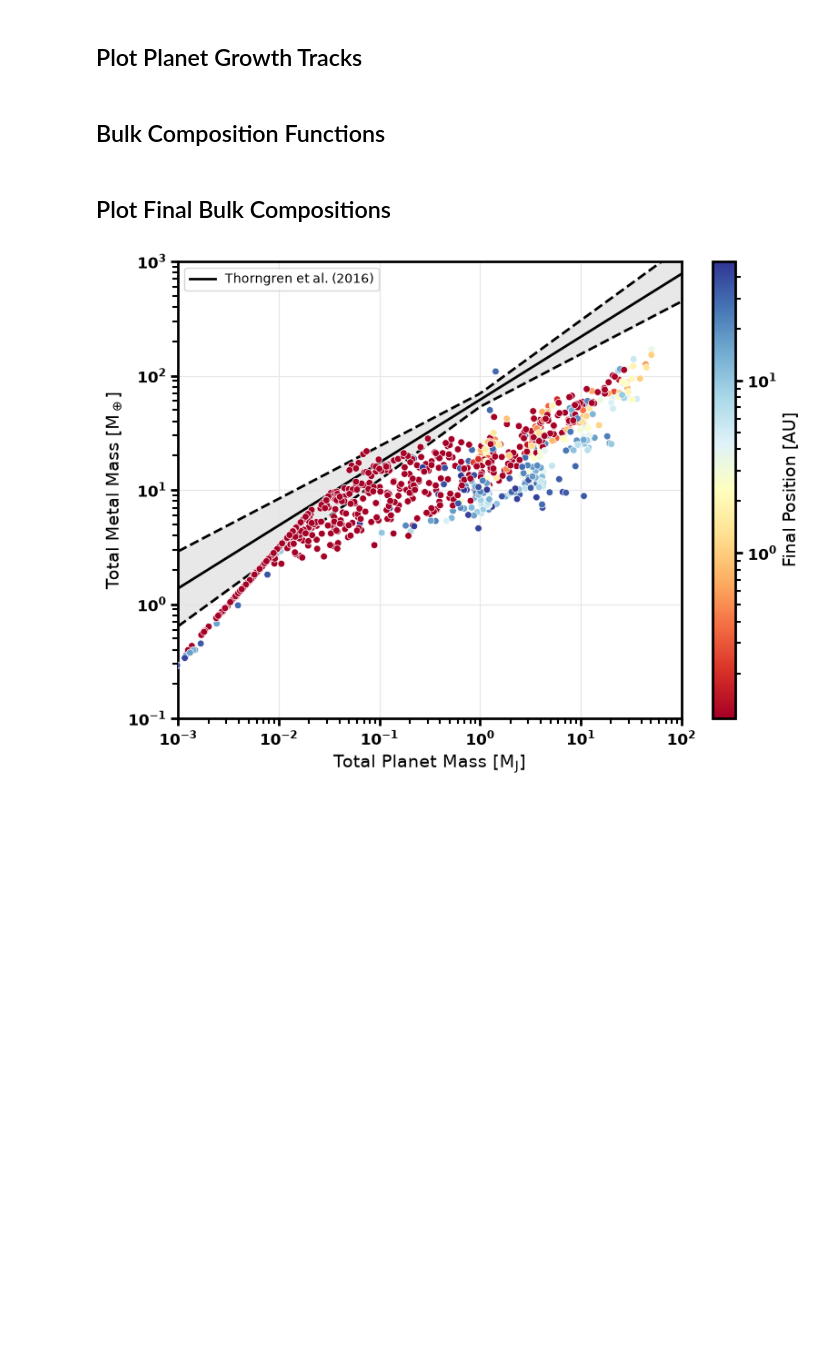
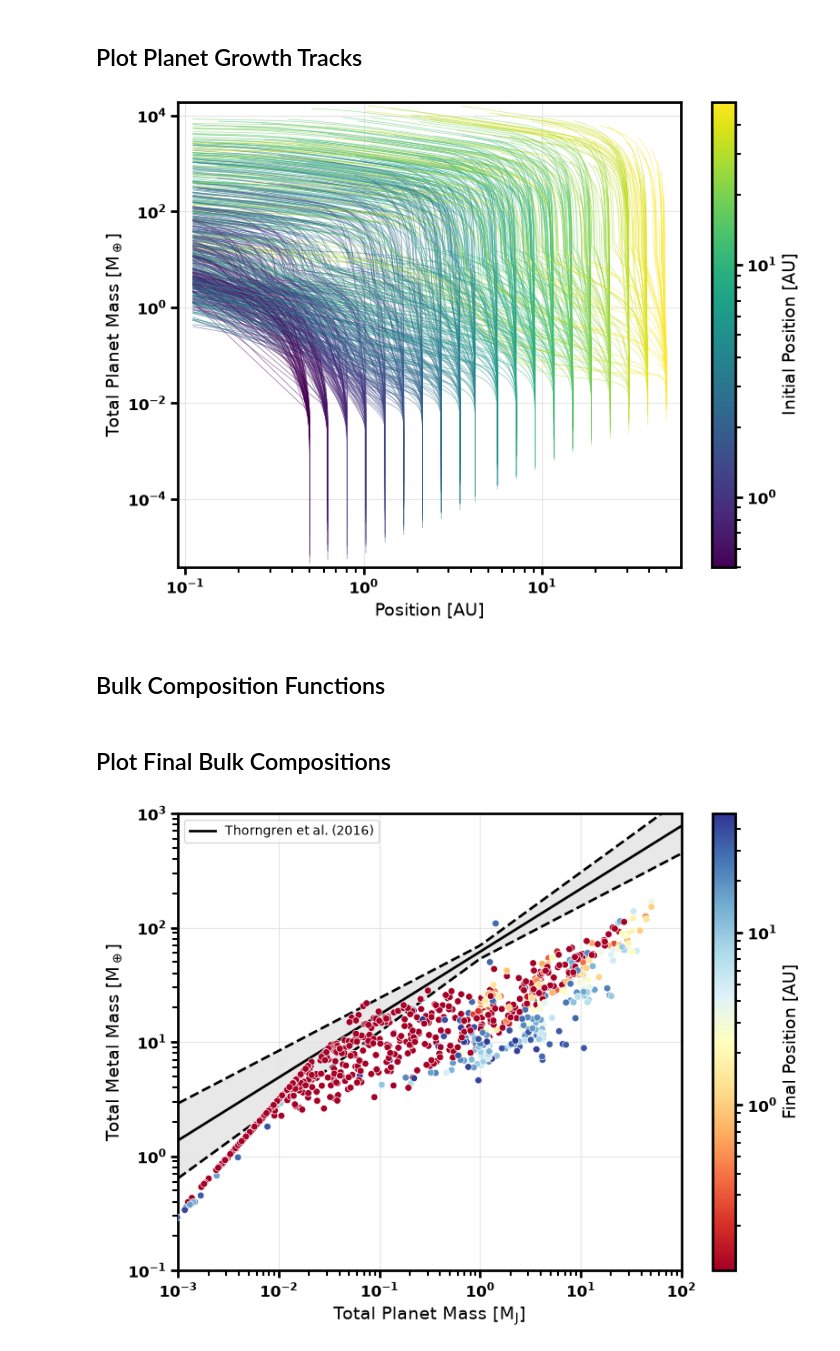
Before and after one commit to BenT1105/DiscEvolution, a Jupyter notebook: notebooks/popsynth_plots.ipynb, the cells around one changed output. Saved outputs shown, nothing was run; the diff lists cells and outputs as text; code cells hidden in the pictures; blank space fills up the shorter version.

```diff
--- a/notebooks/popsynth_plots.ipynb
+++ b/notebooks/popsynth_plots.ipynb
@@ -530,8 +584,8 @@ R_starts = np.array(R_starts)
 
 fig, ax = plt.subplots(figsize = (8, 6))
 
-## Colour: initial position on a log scale with the RdYlBu colormap (red = close-in, blue = far out)
-track_cmap = plt.cm.RdYlBu
+## Colour: initial position on a log scale with the viridis colormap
+track_cmap = plt.cm.viridis
 track_norm = LogNorm(vmin = R_starts.min(), vmax = R_starts.max())
 
 ## Every track as one collection of thin lines, so all 900 planets stay visible
@@ -539,33 +593,35 @@ lines = LineCollection(tracks, cmap = track_cmap, norm = track_norm, linewidths
 lines.set_array(R_starts)
 ax.add_collection(lines)
 
 ax.set_xscale("log")
 ax.set_yscale("log")
 
 ## add_collection does not rescale the axes, so set the limits from the tracks
 all_points = np.concatenate(tracks)
 ax.set_xlim(all_points[:, 0].min() / 1.2, all_points[:, 0].max() * 1.2)
 ax.set_ylim(all_points[:, 1].min() / 1.2, all_points[:, 1].max() * 1.2)
 
 ax.set_xlabel(r"Position [AU]")
 ax.set_ylabel(r"Total Planet Mass [M$_\oplus$]")
 ax.grid(True, which = "major", color = "0.9", linewidth = 0.8, zorder = 0)
 
 ## Colourbar for initial position
 cbar = fig.colorbar(plt.cm.ScalarMappable(norm = track_norm, cmap = track_cmap), ax = ax)
 cbar.set_label(r"Initial Position [AU]")
 
 fig.tight_layout()
 
 ## Bold the tick labels on the plot and the colourbar
 bold_ticks(ax, cbar.ax)
 
 ## Save the figure to FIG_DIR
 if SAVE_FIGS:
     os.makedirs(FIG_DIR, exist_ok = True)
     fig.savefig(os.path.join(FIG_DIR, "growth_tracks.png"), dpi = 300, bbox_inches = "tight")
 
 plt.show()
+# %% [output]
+[figure, added]
 # %% [markdown]
 ## Bulk Composition Functions
 # %%
```
Also changed, not shown: parts of 4 cells of this notebook.
